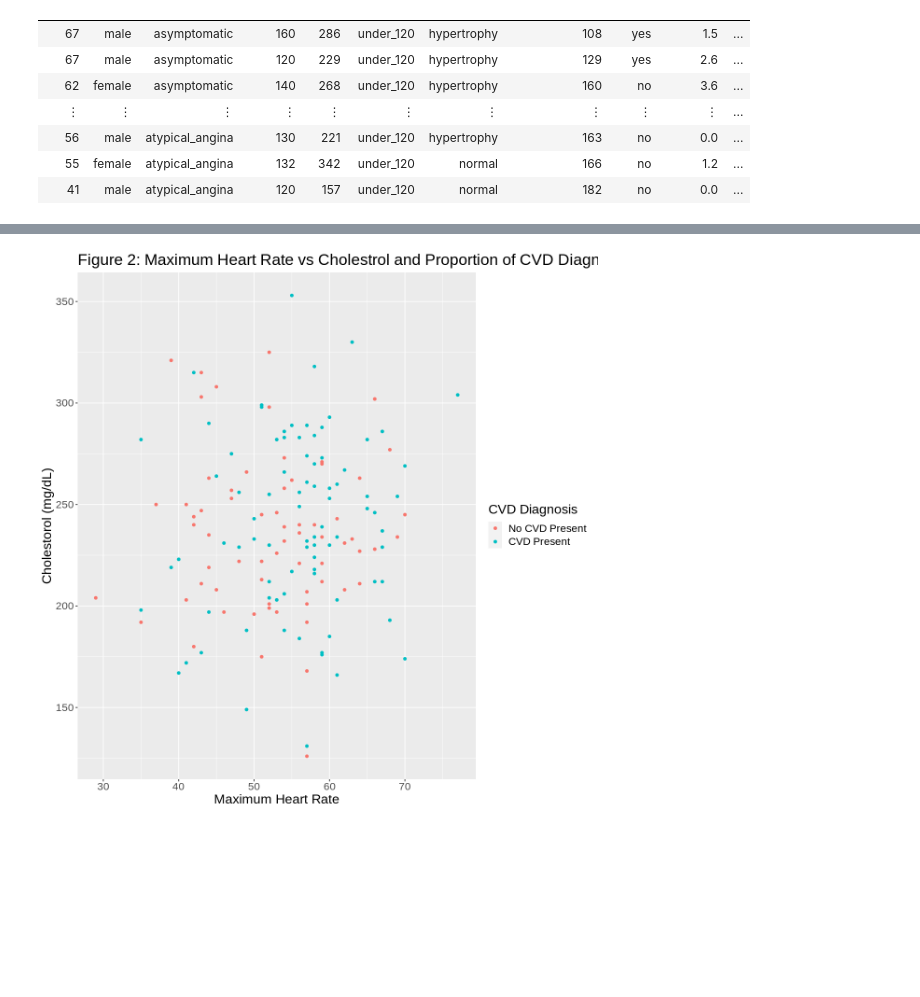
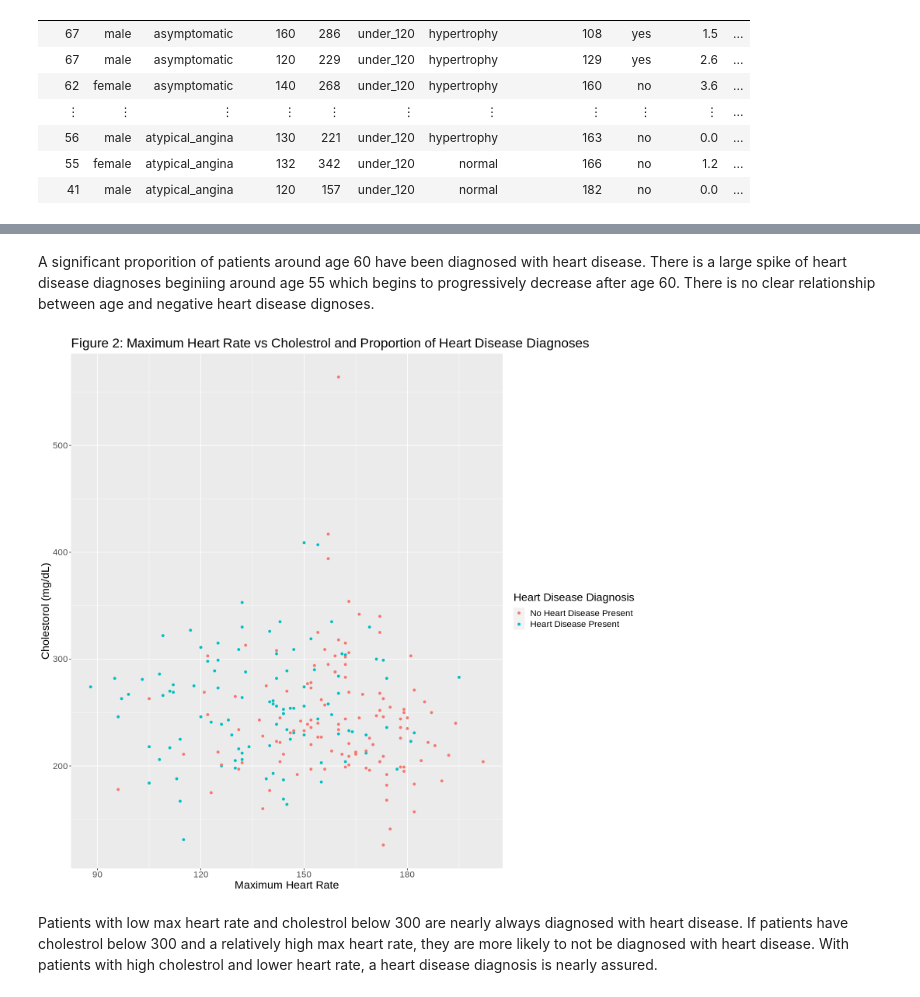
Before and after one commit to VashistSahil/DSCI-100-project, a Jupyter notebook: proposal graphs.ipynb, the cells around one changed output, grey strips where cells are left out. Drawn from its saved outputs; the diff is of its cells as text; code cells hidden in the pictures; blank space fills up the shorter version.

Commit message:
final graphs

```diff
--- a/proposal graphs.ipynb
+++ b/proposal graphs.ipynb
@@ -96,16 +96,18 @@ argument.
+# %% [markdown]
+A significant proporition of patients around age 60 have been diagnosed with heart disease. There is a large spike of heart disease diagnoses beginiing around age 55 which begins to progressively decrease after age 60. There is no clear relationship between age and negative heart disease dignoses.
 # %%
-options(repr.plot.width = 10, repr.plot.height = 10)
+options(repr.plot.width = 13, repr.plot.height = 12)
 
-chol_age_plot <- heart_train |>
-    ggplot(aes(x = age, y = chol, color = predicted)) +
+chol_rate_plot <- heart_train |>
+    ggplot(aes(x = max_heart_rate, y = chol, color = predicted)) +
     geom_point() +
-    labs(x = "Maximum Heart Rate", y = "Cholestorol (mg/dL)", color = "CVD Diagnosis") +
-    scale_color_discrete(labels = c("No CVD Present", "CVD Present")) +
-     ggtitle("Figure 2: Maximum Heart Rate vs Cholestrol and Proportion of CVD Diagnoses") +
+    labs(x = "Maximum Heart Rate", y = "Cholestorol (mg/dL)", color = "Heart Disease Diagnosis") +
+    scale_color_discrete(labels = c("No Heart Disease Present", "Heart Disease Present")) +
+     ggtitle("Figure 2: Maximum Heart Rate vs Cholestrol and Proportion of Heart Disease Diagnoses") +
     theme(text = element_text(size = 17))
-chol_age_plot
-
-# chol leads to CVD as people age when chol is below 300
+chol_rate_plot
 # %% [output]
-[figure, old version]
+[figure, new version]
+# %% [markdown]
+Patients with low max heart rate and cholestrol below 300 are nearly always diagnosed with heart disease. If patients have cholestrol below 300 and a relatively high max heart rate, they are more likely to not be diagnosed with heart disease. With patients with high cholestrol and lower heart rate, a heart disease diagnosis is nearly assured.
 # %%
```
Also changed, not shown: parts of 5 cells of this notebook.
